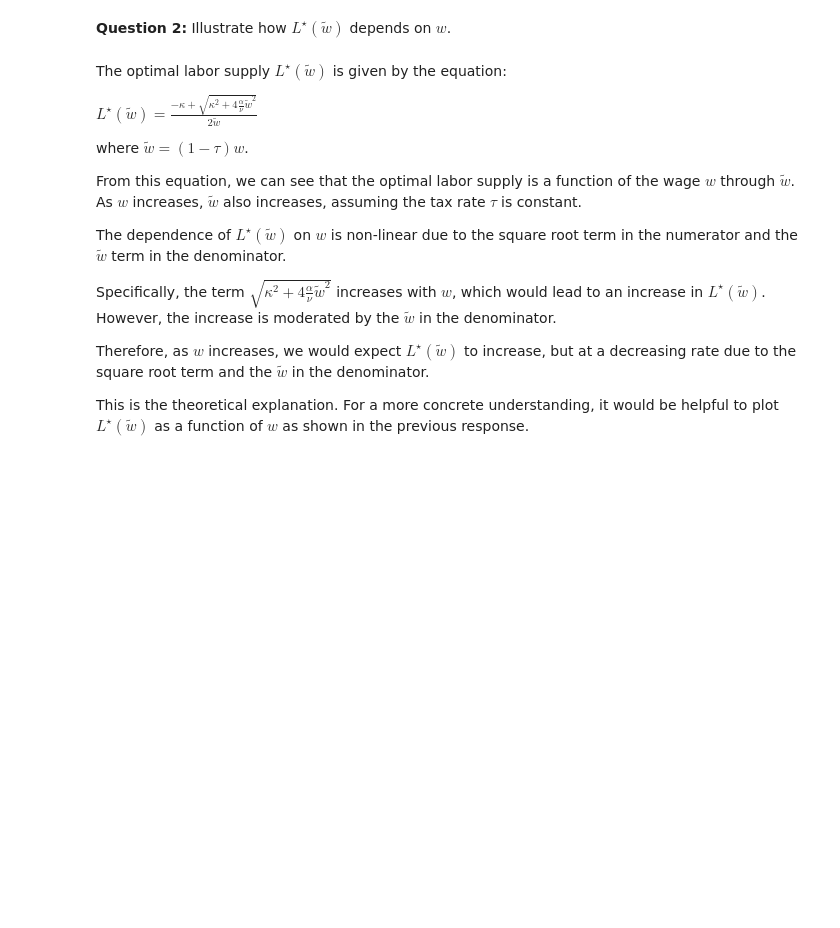
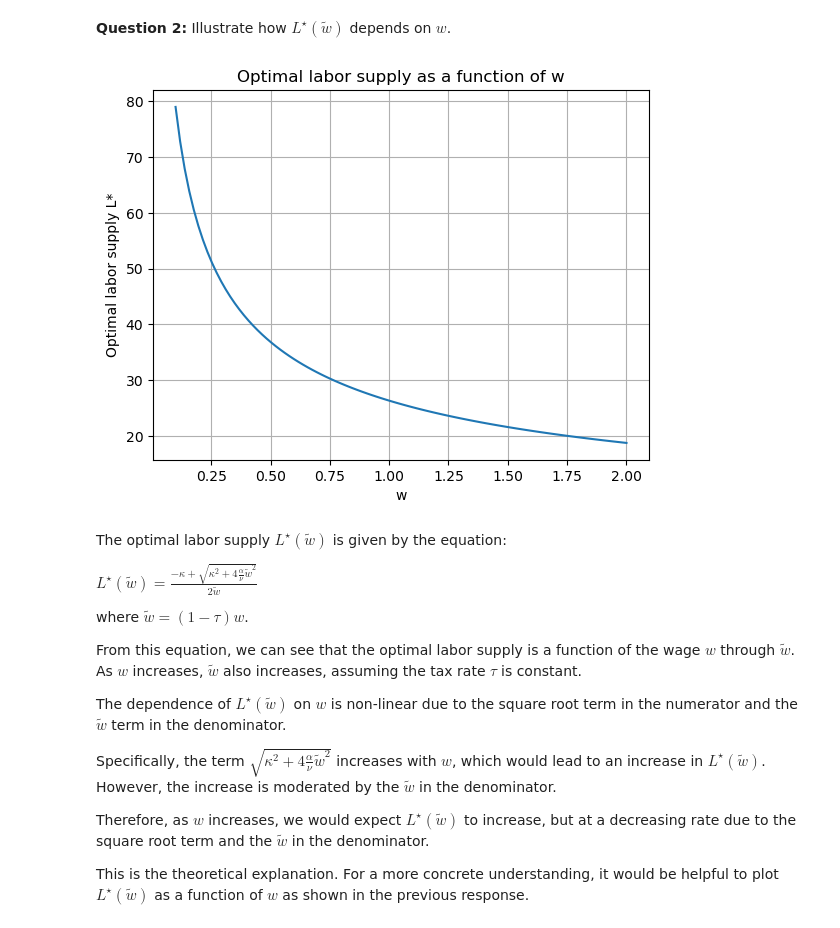
Before and after one commit to NumEconCopenhagen/projects-2023-shashi-buhle, a Jupyter notebook: Exam-2023/Exam-2023-notebook.ipynb, the cells around one changed output. Cells and saved outputs as stored; diff of their text form; code cells hidden in the pictures; blank space fills up the shorter version.

```diff
--- a/Exam-2023/Exam-2023-notebook.ipynb
+++ b/Exam-2023/Exam-2023-notebook.ipynb
@@ -133,20 +132,26 @@ for i, G in enumerate(G_values):
 **Question 2:** Illustrate how $L^{\star}(\tilde{w})$ depends on $w$.
 # %%
 # Creating a plot to show how the optimum labor supply L* is contingent on w:
+
+# Define the optimal labor supply function
+def optimal_labor_supply(w_tilde):
+    return (-kappa + sp.sqrt(kappa*2 + 4 * alpha / nu * w_tilde*2)) / (2 * w_tilde)
 
 # Generate a range of w values to run through
 w_values = np.linspace(0.1, 2, 100)
 
 # Calculate the optimal labor supply for each w
 L_star_values = [optimal_labor_supply((1 - tau) * w) for w in w_values]
 
 # Plot L_star as a function of w
 plt.plot(w_values, L_star_values)
 plt.xlabel('w')
 plt.ylabel('Optimal labor supply L*')
 plt.title('Optimal labor supply as a function of w')
 plt.grid(True)
 plt.show()
+# %% [output]
+[figure, added]
 # %% [markdown]
 The optimal labor supply $L^{\star}(\tilde{w})$ is given by the equation:
 
```
Also changed, not shown: parts of 2 cells of this notebook.
